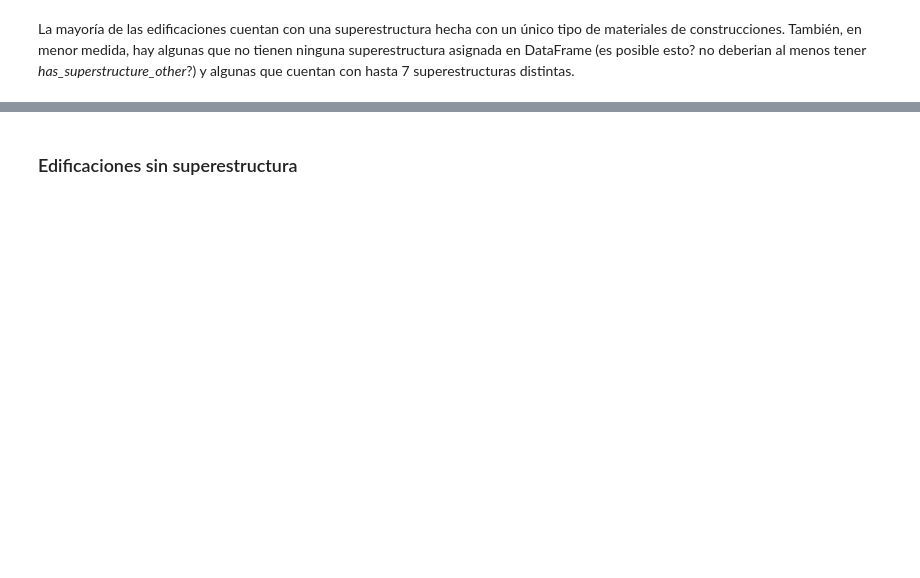
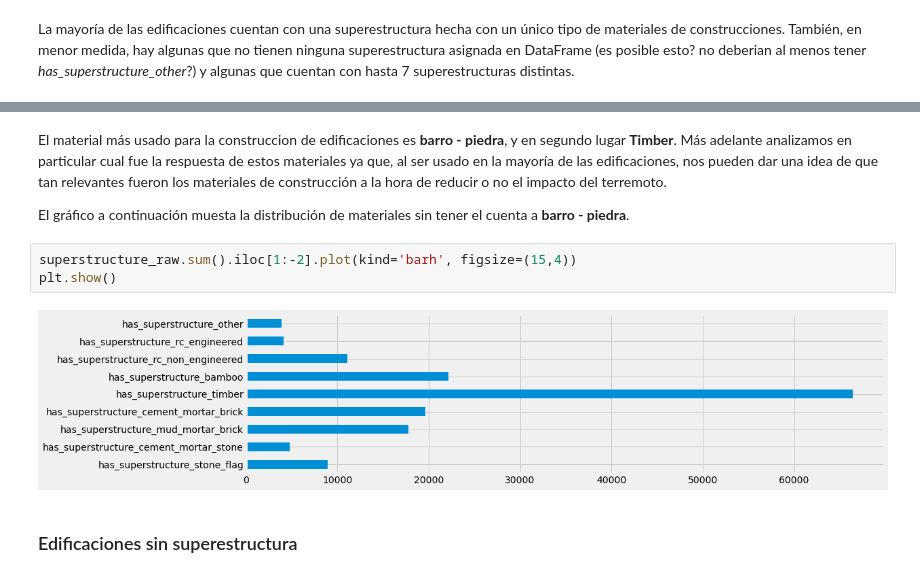
Before and after one commit to franvinas/7506-tp1, a Jupyter notebook: tp1.ipynb, the cells around one changed output, grey strips where cells are left out. Saved outputs shown, nothing was run; the diff lists cells and outputs as text; blank space fills up the shorter version.

```diff
--- a/tp1.ipynb
+++ b/tp1.ipynb
@@ -564,3 +569,12 @@ La mayoría de las edificaciones cuentan con una superestructura hecha con un ú
+# %% [markdown]
+El material más usado para la construccion de edificaciones es **barro - piedra**, y en segundo lugar **Timber**. Más adelante analizamos en particular cual fue la respuesta de estos materiales ya que, al ser usado en la mayoría de las edificaciones, nos pueden dar una idea de que tan relevantes fueron los materiales de construcción a la hora de reducir o no el impacto del terremoto.
+
+El gráfico a continuación muesta la distribución de materiales sin tener el cuenta a **barro - piedra**.
+# %%
+superstructure_raw.sum().iloc[1:-2].plot(kind='barh', figsize=(15,4))
+plt.show()
+# %% [output]
+[figure, added]
 # %% [markdown]
 ### Edificaciones sin superestructura
 # %%
```
Also changed, not shown: parts of 29 cells of this notebook.
